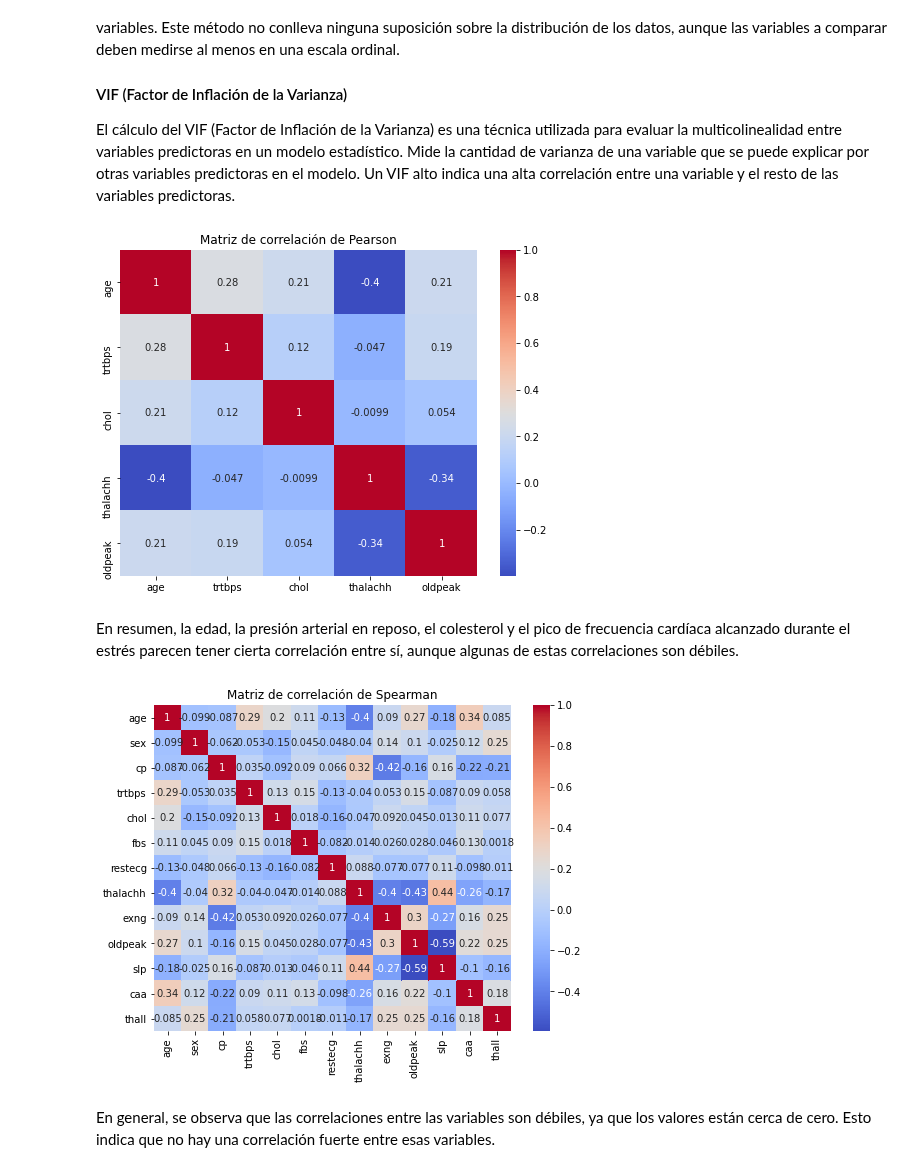
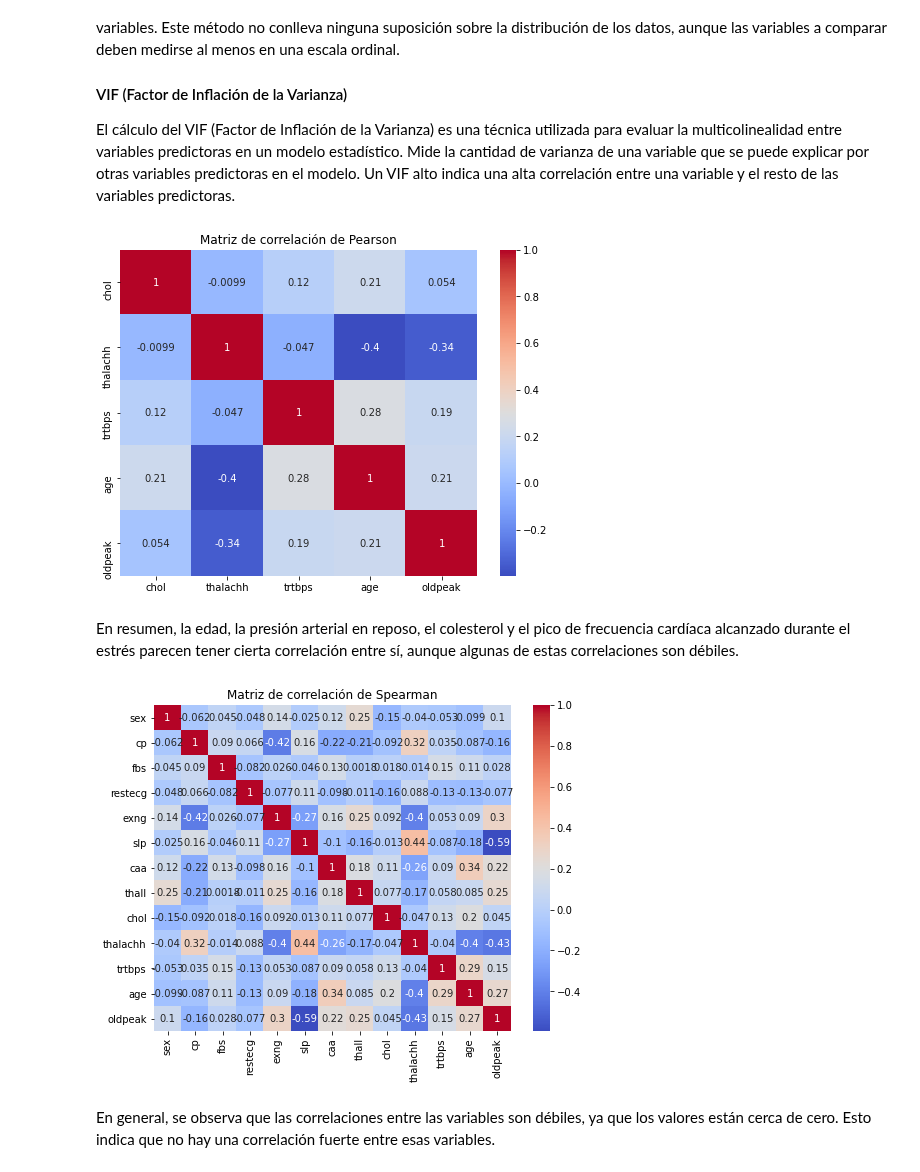
Before and after one commit to OscarTienda/heart-attack-analysis-prection, a Jupyter notebook: code/heart-attack-analysis-prediction.ipynb, the cells around one changed output. Cells and saved outputs as stored; diff of their text form; code cells hidden in the pictures.

```diff
--- a/code/heart-attack-analysis-prediction.ipynb
+++ b/code/heart-attack-analysis-prediction.ipynb
@@ -737,25 +740,24 @@ La correlación de Spearman aparece como una alternativa no paramétrica que mid
 El cálculo del VIF (Factor de Inflación de la Varianza) es una técnica utilizada para evaluar la multicolinealidad entre variables predictoras en un modelo estadístico. Mide la cantidad de varianza de una variable que se puede explicar por otras variables predictoras en el modelo. Un VIF alto indica una alta correlación entre una variable y el resto de las variables predictoras.
 # %%
 # Realizar la prueba de correlación de Pearson
-corr_pearson = df_original[['age', 'trtbps', 'chol', 'thalachh', 'oldpeak']].corr()
+corr_pearson = df_original[numerical_vars].corr()
 
 # Matriz de correlación de Pearson
 # print("Matriz de correlación de Pearson:")
 # print(corr_pearson)
 
 # Mapa de calor de la matriz de correlación de Pearson
 plt.figure(figsize=(8, 6))
 sns.heatmap(corr_pearson, annot=True, cmap='coolwarm')
 plt.title("Matriz de correlación de Pearson")
 plt.show()
 # %% [output]
-[figure, old version]
+[figure, new version]
 # %% [markdown]
 En resumen, la edad, la presión arterial en reposo, el colesterol y el pico de frecuencia cardíaca alcanzado durante el estrés parecen tener cierta correlación entre sí, aunque algunas de estas correlaciones son débiles.
 # %%
 # Realizar la prueba de correlación de Spearman
-#corr_spearman, _ = spearmanr(df_original[['age', 'trtbps', 'chol', 'thalachh', 'oldpeak']])
-corr_spearman, _ = spearmanr(df_original[['age', 'sex', 'cp', 'trtbps', 'chol', 'fbs', 'restecg', 'thalachh', 'exng', 'oldpeak', 'slp', 'caa', 'thall']])
+corr_spearman, _ = spearmanr(df_original[independent_vars])
 
 # Matriz de correlación de Spearman
 # print("Matriz de correlación de Spearman:")
@@ -763,12 +765,12 @@ corr_spearman, _ = spearmanr(df_original[['age', 'sex', 'cp', 'trtbps', 'chol',
 
 # Mapa de calor de la matriz de correlación de Spearman
 plt.figure(figsize=(8, 6))
-sns.heatmap(corr_spearman, annot=True, cmap='coolwarm', xticklabels=['age', 'sex', 'cp', 'trtbps', 'chol', 'fbs', 'restecg', 'thalachh', 'exng', 'oldpeak', 'slp', 'caa', 'thall'], yticklabels=['age', 'sex', 'cp', 'trtbps', 'chol', 'fbs', 'restecg', 'thalachh', 'exng', 'oldpeak', 'slp', 'caa', 'thall'])
+sns.heatmap(corr_spearman, annot=True, cmap='coolwarm', xticklabels=independent_vars, yticklabels=independent_vars)
 
 plt.title("Matriz de correlación de Spearman")
 plt.show()
 # %% [output]
-[figure, old version]
+[figure, new version]
 # %% [markdown]
 En general, se observa que las correlaciones entre las variables son débiles, ya que los valores están cerca de cero. Esto indica que no hay una correlación fuerte entre esas variables.
 # %%
```
Also changed, not shown: parts of 23 cells of this notebook.
